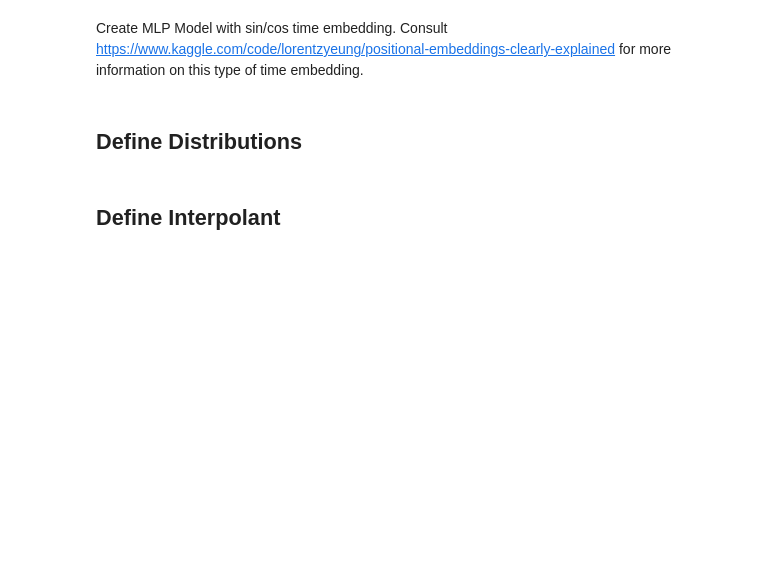
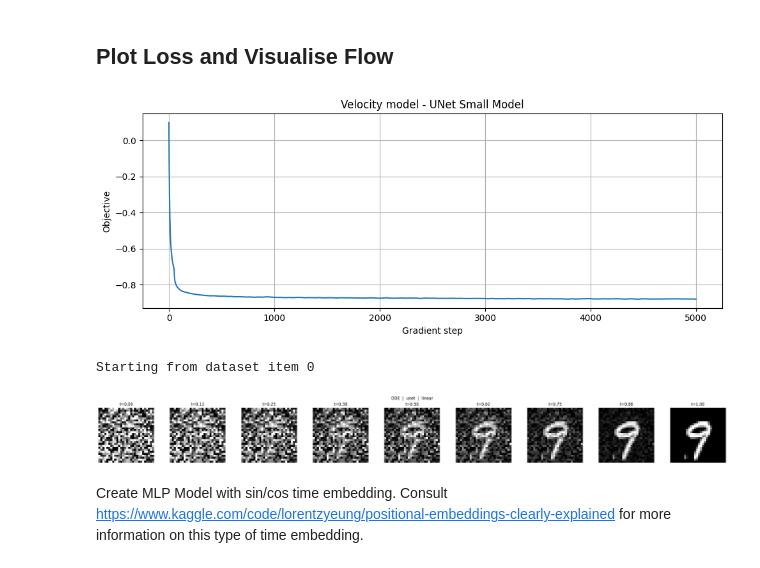
Before and after one commit to nathanjunguw/flow_matching, a Jupyter notebook: python_notebooks/perceptron_interpolants.ipynb, the cells around one changed output. Cells and saved outputs as stored; diff of their text form; code cells hidden in the pictures; blank space fills up the shorter version.

```diff
--- a/python_notebooks/perceptron_interpolants.ipynb
+++ b/python_notebooks/perceptron_interpolants.ipynb
@@ -47,2 +51,24 @@ KeyboardInterrupt:
+# %% [markdown]
+## Plot Loss and Visualise Flow
+# %%
+from python_scripts import plot_loss
+from datasets import Dataset, DatasetDict
+
+# plot the loss curve
+plot_loss(history['velocity_loss'], title='Velocity model - UNet Small Model')
+sample   = torch.tensor(dataset_target['train']['pixel_values'][0])
+gaussian = torch.randn_like(sample)
+dataset_base = DatasetDict({"train": Dataset.from_dict({"pixel_values": [gaussian.numpy()]})})
+
+exp.visualise(
+    dataset_base     = dataset_base,
+    n_steps          = 1000,
+    save_frames      = 9,
+    use_random_start = True,
+)
+# %% [output]
+[figure, added]
+Starting from dataset item 0
+[figure, added]
 # %% [markdown]
 Create MLP Model with sin/cos time embedding. Consult https://www.kaggle.com/code/lorentzyeung/positional-embeddings-clearly-explained for more information on this type of time embedding.
@@ -87,2 +74,0 @@ model = model.to(device)
-# %% [markdown]
-## Define Distributions
@@ -96,2 +74,0 @@ dataset_base = prime_dataset(dataset_base)
-# %% [markdown]
-## Define Interpolant
```
Also changed, not shown: parts of 19 cells of this notebook.
